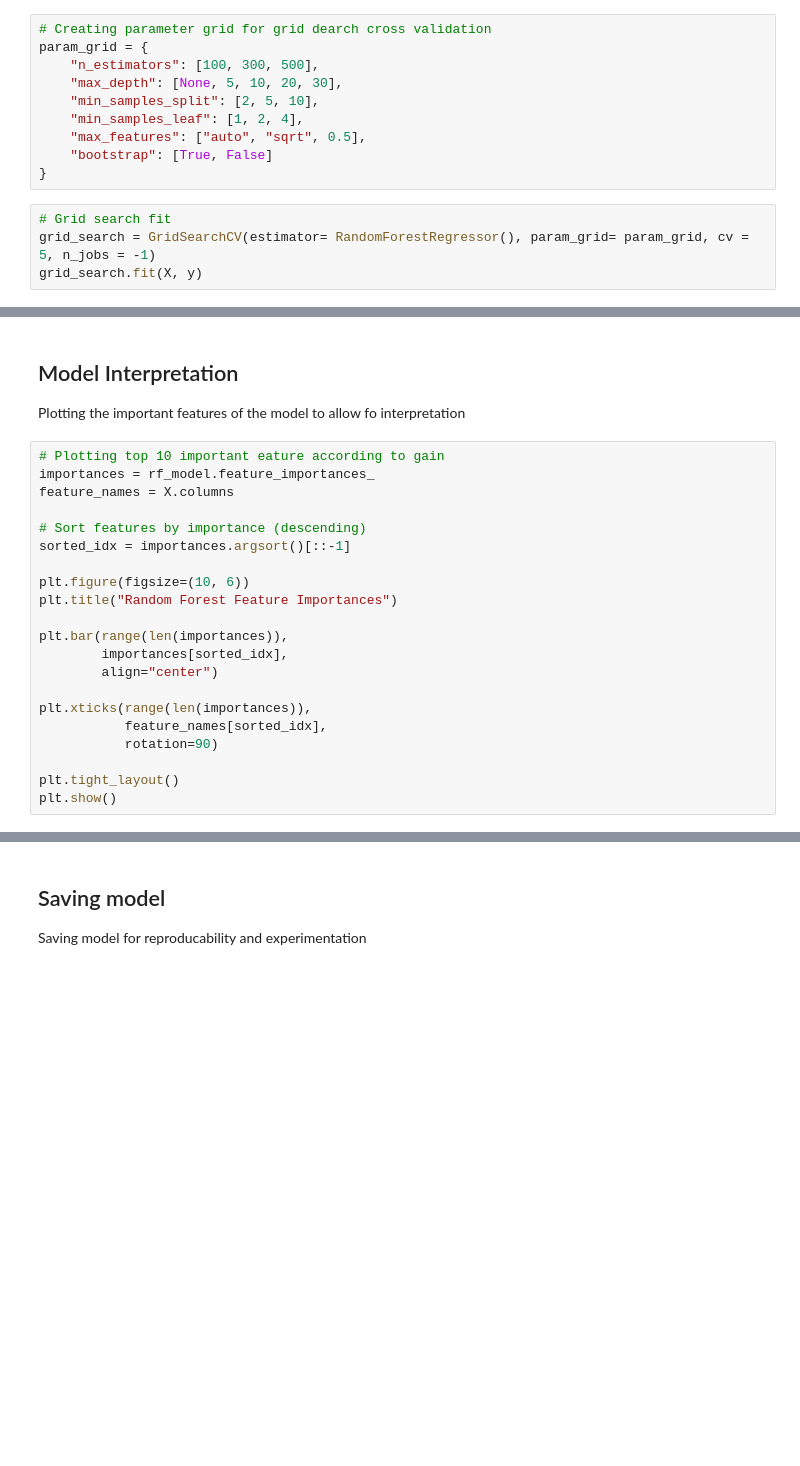
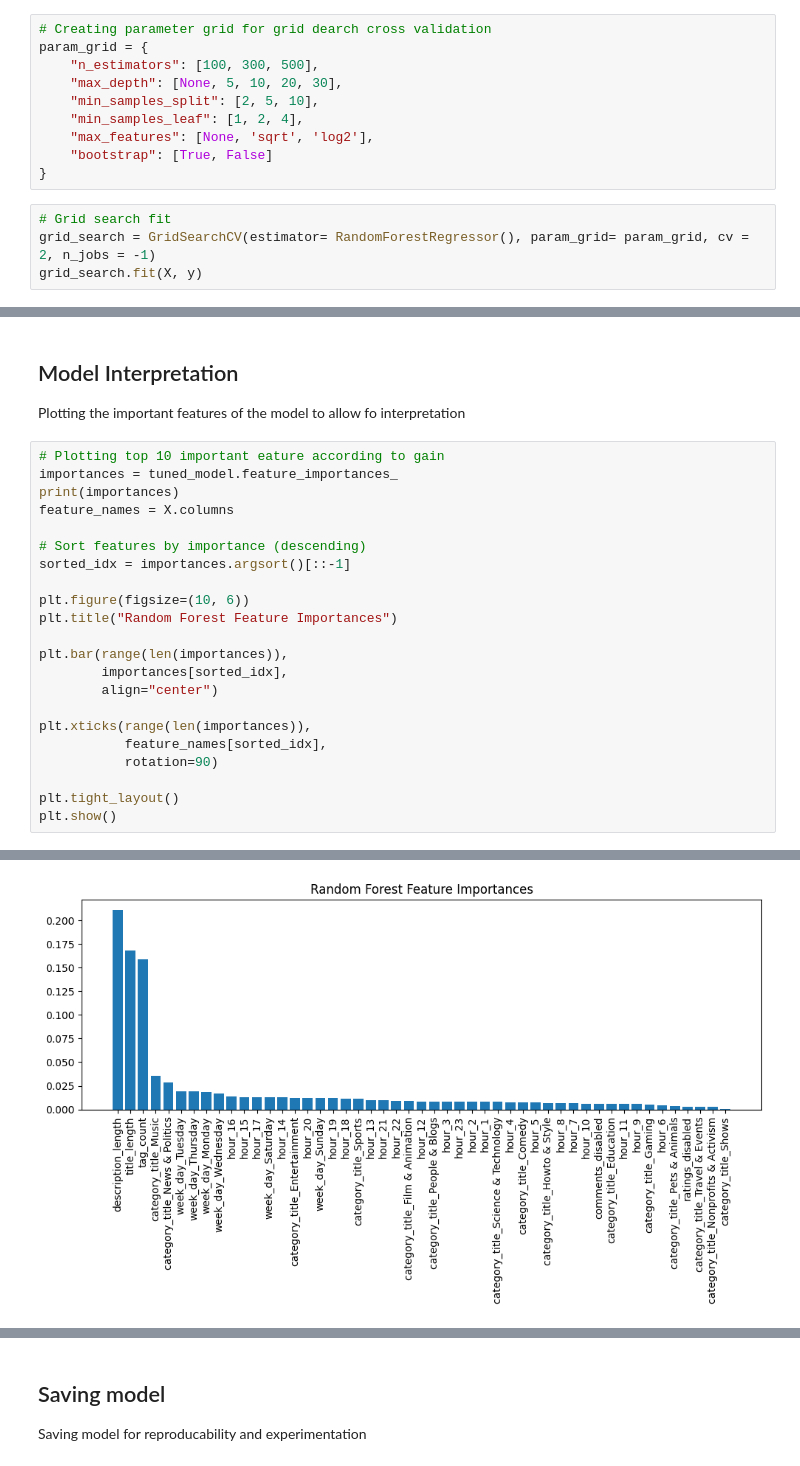
Before and after one commit to Infinit-Learner/youtube-success-predictor, a Jupyter notebook: notebook/03-modeling.ipynb, the cells around one changed output, grey strips where cells are left out. Drawn from its saved outputs; the diff is of its cells as text; blank space fills up the shorter version.

```diff
--- a/notebook/03-modeling.ipynb
+++ b/notebook/03-modeling.ipynb
@@ -111,10 +112,10 @@ param_grid = {
     "max_depth": [None, 5, 10, 20, 30],
     "min_samples_split": [2, 5, 10],
     "min_samples_leaf": [1, 2, 4],
-    "max_features": ["auto", "sqrt", 0.5],
+    "max_features": [None, 'sqrt', 'log2'],
     "bootstrap": [True, False]
 }
 # %%
 # Grid search fit
-grid_search = GridSearchCV(estimator= RandomForestRegressor(), param_grid= param_grid, cv = 5, n_jobs = -1)
+grid_search = GridSearchCV(estimator= RandomForestRegressor(), param_grid= param_grid, cv = 2, n_jobs = -1)
 grid_search.fit(X, y)
@@ -149,7 +166,8 @@ print(f"Difference in MSE: {mse_dif}")
 Plotting the important features of the model to allow fo interpretation
 # %%
 # Plotting top 10 important eature according to gain
-importances = rf_model.feature_importances_
+importances = tuned_model.feature_importances_
+print(importances)
 feature_names = X.columns
 
 # Sort features by importance (descending)
@@ -168,3 +186,4 @@ plt.xticks(range(len(importances)),
 
 plt.tight_layout()
 plt.show()
+# %% [output]
@@ -170,0 +199 @@ plt.show()
+[figure, added]
```
Also changed, not shown: parts of 12 cells of this notebook, 2 other files.
